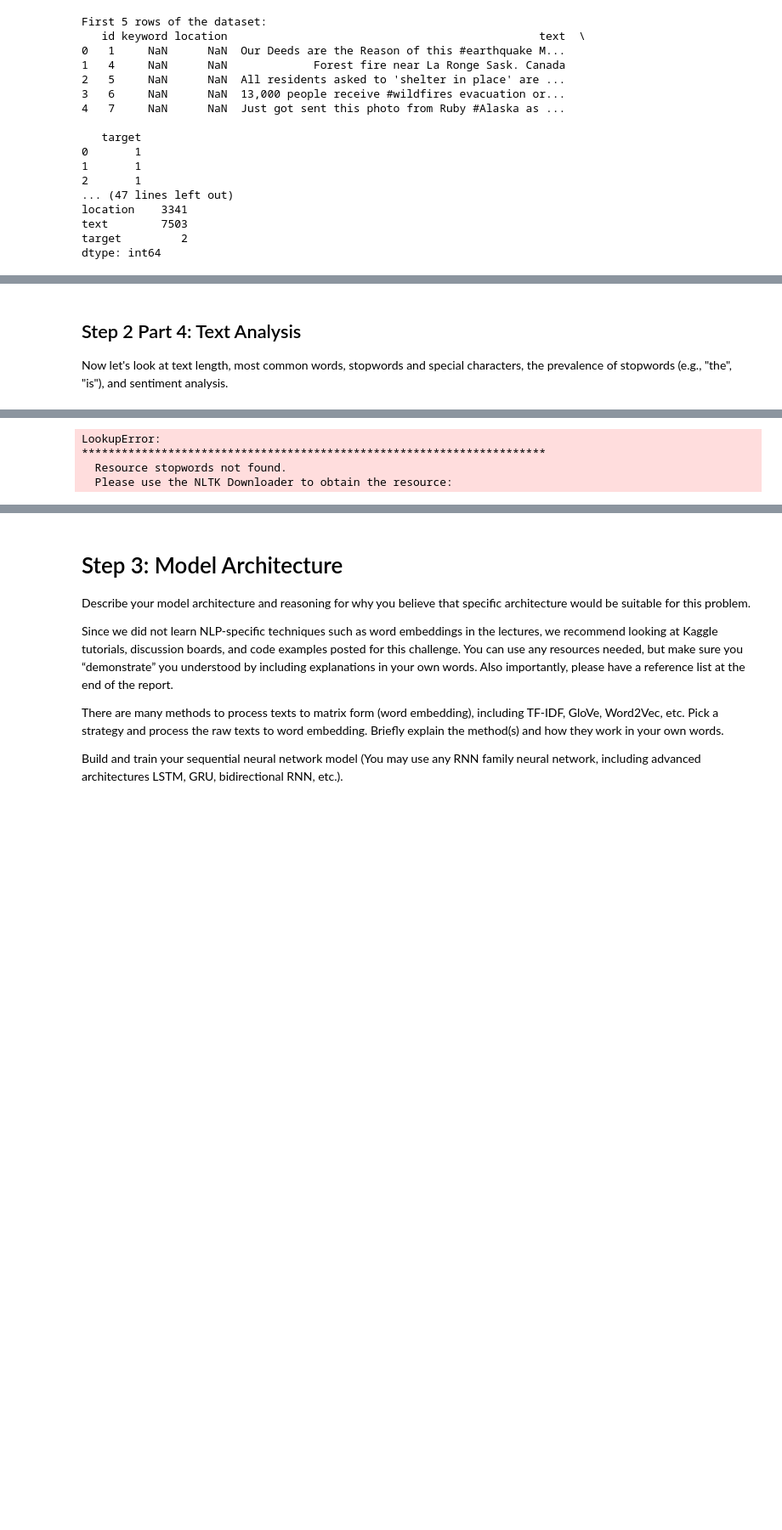
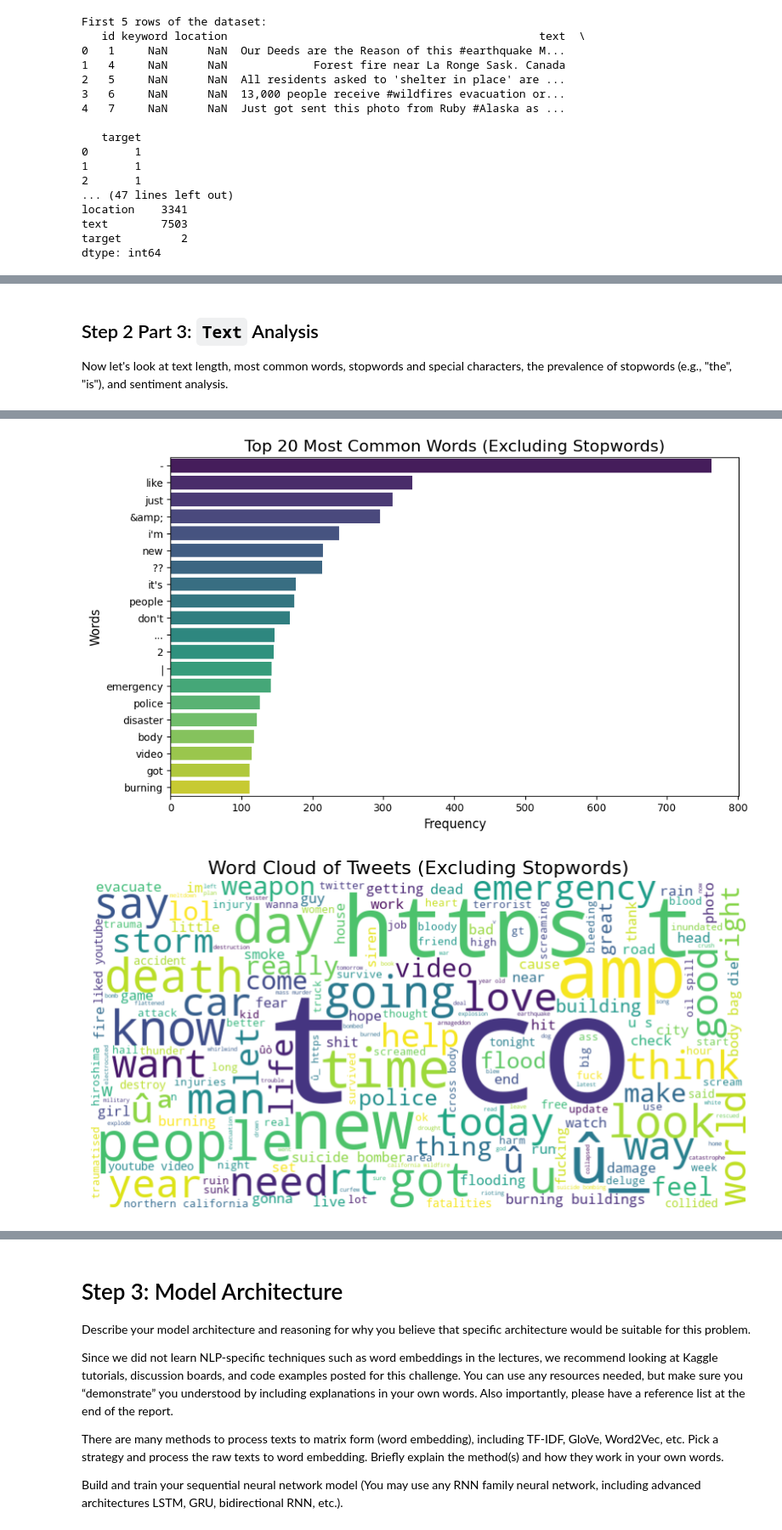
Before and after one commit to rakin23/deep-learning-week4, a Jupyter notebook: my-project.ipynb, the cells around one changed output, grey strips where cells are left out. Shown at 85% size. Saved outputs shown, nothing was run; the diff lists cells and outputs as text; code cells hidden in the pictures; blank space fills up the shorter version.

```diff
--- a/my-project.ipynb
+++ b/my-project.ipynb
@@ -115,17 +110,8 @@ Passing `palette` without assigning `hue` is deprecated and will be removed in v
 [figure]
 # %% [markdown]
-## Step 2 Part 4: Text Analysis
+## Step 2 Part 3: `Text` Analysis
 Now let's look at text length, most common words, stopwords and special characters, the prevalence of stopwords (e.g., "the", "is"), and sentiment analysis.
 # %%
-try:
-    _create_unverified_https_context = ssl._create_unverified_context
-except AttributeError:
-    pass
-else:
-    ssl._create_default_https_context = _create_unverified_https_context
-
-nltk.download('stopwords')
-
 # Calculate tweet lengths (number of characters and words)
 data['text_length'] = data['text'].apply(len)
 data['word_count'] = data['text'].apply(lambda x: len(x.split()))
@@ -146,7 +132,7 @@ plt.ylabel('Frequency', fontsize=12)
 plt.show()
 
 # Tokenize text and count word frequencies
-stop_words = set(stopwords.words('english'))
+stop_words = ENGLISH_STOP_WORDS
 all_words = [word.lower() for tweet in data['text'] for word in tweet.split() if word.lower() not in stop_words]
 
 word_counts = Counter(all_words)
@@ -155,7 +141,7 @@ most_common_words = word_counts.most_common(20)
 # Visualize most common words
 words, counts = zip(*most_common_words)
 plt.figure(figsize=(10, 6))
-sns.barplot(x=list(counts), y=list(words), palette='viridis')
+sns.barplot(x=list(counts), y=list(words), hue=list(words), palette='viridis')
 plt.title('Top 20 Most Common Words (Excluding Stopwords)', fontsize=16)
 plt.xlabel('Frequency', fontsize=12)
 plt.ylabel('Words', fontsize=12)
@@ -181,14 +167,14 @@ disaster_words, disaster_freq = zip(*disaster_counts)
 non_disaster_words, non_disaster_freq = zip(*non_disaster_counts)
 
 plt.figure(figsize=(10, 6))
-sns.barplot(x=list(disaster_freq), y=list(disaster_words), color='red')
+sns.barplot(x=list(disaster_freq), y=list(disaster_words), hue=list(disaster_words), palette='dark:red')
 plt.title('Top 20 Words in Disaster Tweets', fontsize=16)
 plt.xlabel('Frequency', fontsize=12)
 plt.ylabel('Words', fontsize=12)
 plt.show()
 
 plt.figure(figsize=(10, 6))
-sns.barplot(x=list(non_disaster_freq), y=list(non_disaster_words), color='blue')
+sns.barplot(x=list(non_disaster_freq), y=list(non_disaster_words), hue=list(non_disaster_words), palette='dark:blue')
 plt.title('Top 20 Words in Non-Disaster Tweets', fontsize=16)
 plt.xlabel('Frequency', fontsize=12)
 plt.ylabel('Words', fontsize=12)
@@ -200,6 +183,4 @@ plt.show()
 [figure]
 [figure]
-LookupError:
-**********************************************************************
-  Resource stopwords not found.
-  Please use the NLTK Downloader to obtain the resource:
+[figure, added]
+[figure, added]
```
Also changed, not shown: parts of 11 cells of this notebook.
